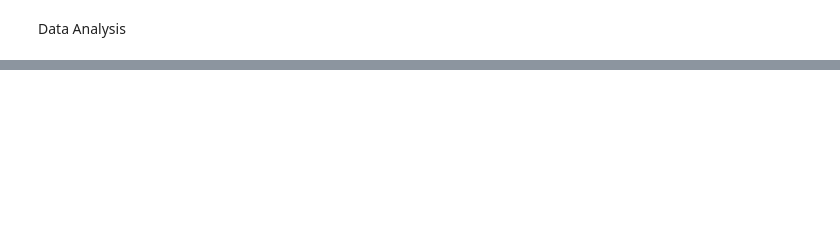
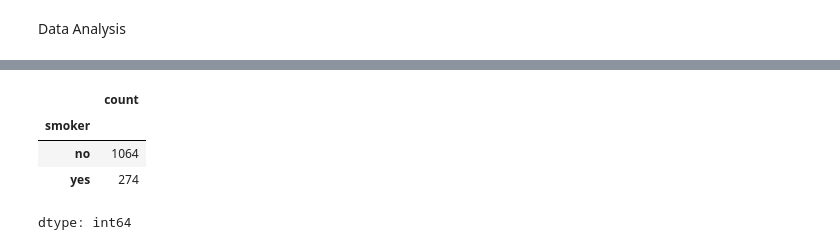
Before and after one commit to Palkush003/Medical-Insurance-Prediction, a Jupyter notebook: Medical Insurance Prediction.ipynb, the cells around one changed output, grey strips where cells are left out. Drawn from its saved outputs; the diff is of its cells as text; code cells hidden in the pictures; blank space fills up the shorter version.

```diff
--- a/Medical Insurance Prediction.ipynb
+++ b/Medical Insurance Prediction.ipynb
@@ -69,0 +158,8 @@ plt.show()
+# %%
+insurance_dataset['smoker'].value_counts()
+# %% [output]
+|  | count |
+| smoker |  |
+| no | 1064 |
+| yes | 274 |
+dtype: int64
```
Also changed, not shown: parts of 34 cells of this notebook.
